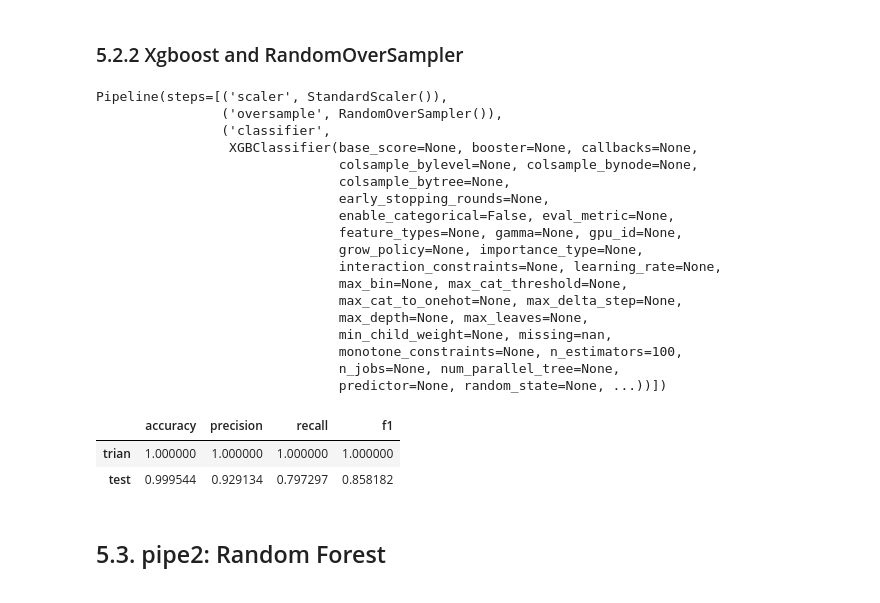
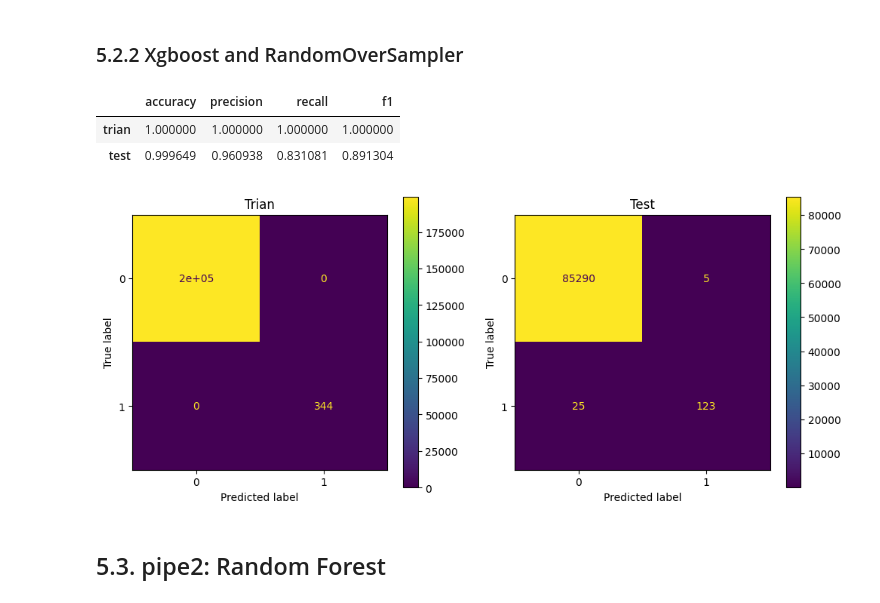
Before and after one commit to solmazkh114/Creadit-Card-Fraud-Detection, a Jupyter notebook: Fraud_detection.ipynb, the cells around one changed output. Drawn from its saved outputs; the diff is of its cells as text; code cells hidden in the pictures.

```diff
--- a/Fraud_detection.ipynb
+++ b/Fraud_detection.ipynb
@@ -570,50 +533,22 @@ We want to predict all fradulant activities. So we want to predict the actual me
 # %% [markdown]
 ### 5.2.2 Xgboost and RandomOverSampler
 # %%
-from imblearn.over_sampling import RandomOverSampler
 
-pipe1 = Pipeline([
+
+pipe1_2 = Pipeline([
     ('scaler', StandardScaler()),
     ('oversample', RandomOverSampler()),
     ('classifier', xgb.XGBClassifier())
 ])
 
-pipe1.fit(X_train, y_train)
+pipe1_2.fit(X_train, y_train)
+
+performance(pipe1_2)
 # %% [output]
-Pipeline(steps=[('scaler', StandardScaler()),
-                ('oversample', RandomOverSampler()),
-                ('classifier',
-                 XGBClassifier(base_score=None, booster=None, callbacks=None,
-                               colsample_bylevel=None, colsample_bynode=None,
-                               colsample_bytree=None,
-                               early_stopping_rounds=None,
-                               enable_categorical=False, eval_metric=None,
-                               feature_types=None, gamma=None, gpu_id=None,
-                               grow_policy=None, importance_type=None,
-                               interaction_constraints=None, learning_rate=None,
-                               max_bin=None, max_cat_threshold=None,
-                               max_cat_to_onehot=None, max_delta_step=None,
-                               max_depth=None, max_leaves=None,
-                               min_child_weight=None, missing=nan,
-                               monotone_constraints=None, n_estimators=100,
-                               n_jobs=None, num_parallel_tree=None,
-                               predictor=None, random_state=None, ...))])
+|  | accuracy | precision | recall | f1 |
+| trian | 1.000000 | 1.000000 | 1.000000 | 1.000000 |
+| test | 0.999649 | 0.960938 | 0.831081 | 0.891304 |
+[figure, added]
-# %%
-train_performance1 = []
-test_performance1 = []
-
-metrics_list = [accuracy_score,precision_score, recall_score, f1_score ]
-for m in metrics_list:
-    train_performance1.append(m(y_train,pipe1.predict(X_train)))
-    test_performance1.append(m(y_test, pipe1.predict(X_test)))
-
-
-performance_df1 = pd.DataFrame([train_performance1,test_performance1], columns=['accuracy', 'precision', 'recall', 'f1'], index= ['trian','test'])
-performance_df1
-# %% [output]
-|  | accuracy | precision | recall | f1 |
-| trian | 1.000000 | 1.000000 | 1.000000 | 1.000000 |
-| test | 0.999544 | 0.929134 | 0.797297 | 0.858182 |
 # %% [markdown]
 ## 5.3. pipe2: Random Forest
 # %% [markdown]
```
Also changed, not shown: parts of 44 cells of this notebook.
